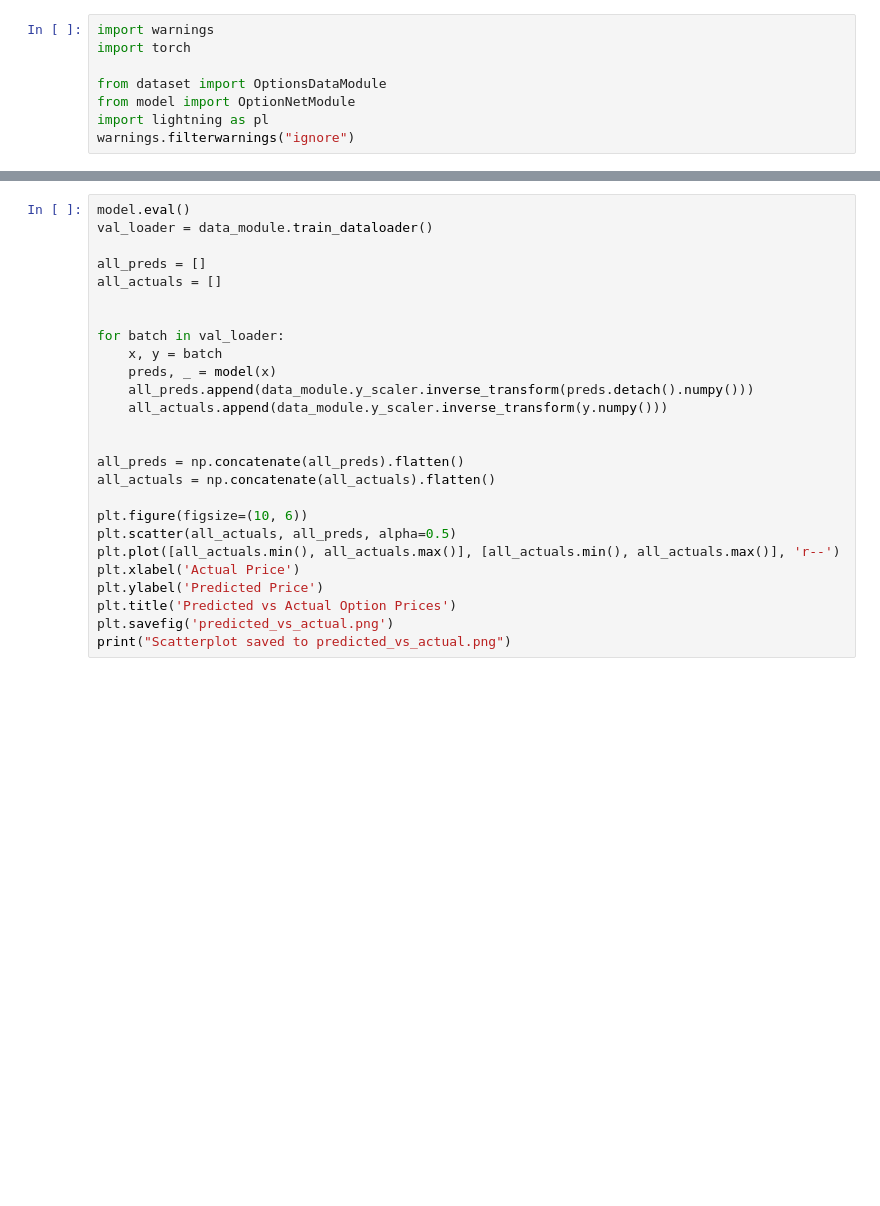
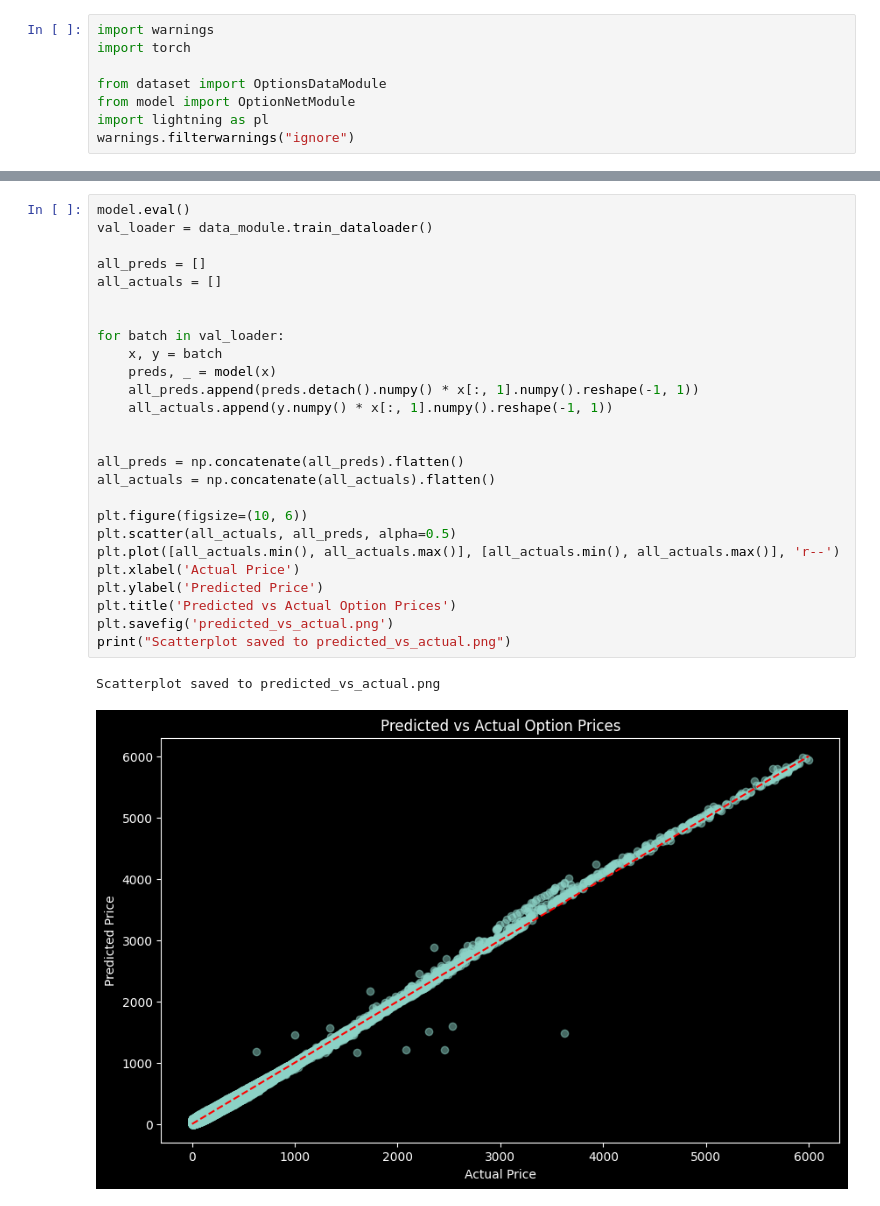
Before and after one commit to Alfagov/volatility-surface, a Jupyter notebook: surface_model.ipynb, the cells around one changed output, grey strips where cells are left out. Cells and saved outputs as stored; diff of their text form; blank space fills up the shorter version.

```diff
--- a/surface_model.ipynb
+++ b/surface_model.ipynb
@@ -90,26 +98,29 @@ print("Scatterplot saved to predicted_vs_actual.png")
 # %%
 model.eval()
 val_loader = data_module.train_dataloader()
 
 all_preds = []
 all_actuals = []
 
 
 for batch in val_loader:
     x, y = batch
     preds, _ = model(x)
-    all_preds.append(data_module.y_scaler.inverse_transform(preds.detach().numpy()))
-    all_actuals.append(data_module.y_scaler.inverse_transform(y.numpy()))
+    all_preds.append(preds.detach().numpy() * x[:, 1].numpy().reshape(-1, 1))
+    all_actuals.append(y.numpy() * x[:, 1].numpy().reshape(-1, 1))
 
 
 all_preds = np.concatenate(all_preds).flatten()
 all_actuals = np.concatenate(all_actuals).flatten()
 
 plt.figure(figsize=(10, 6))
 plt.scatter(all_actuals, all_preds, alpha=0.5)
 plt.plot([all_actuals.min(), all_actuals.max()], [all_actuals.min(), all_actuals.max()], 'r--')
 plt.xlabel('Actual Price')
 plt.ylabel('Predicted Price')
 plt.title('Predicted vs Actual Option Prices')
 plt.savefig('predicted_vs_actual.png')
 print("Scatterplot saved to predicted_vs_actual.png")
+# %% [output]
+Scatterplot saved to predicted_vs_actual.png
+[figure, added]
```
Also changed, not shown: parts of 4 cells of this notebook, 11 other files.
